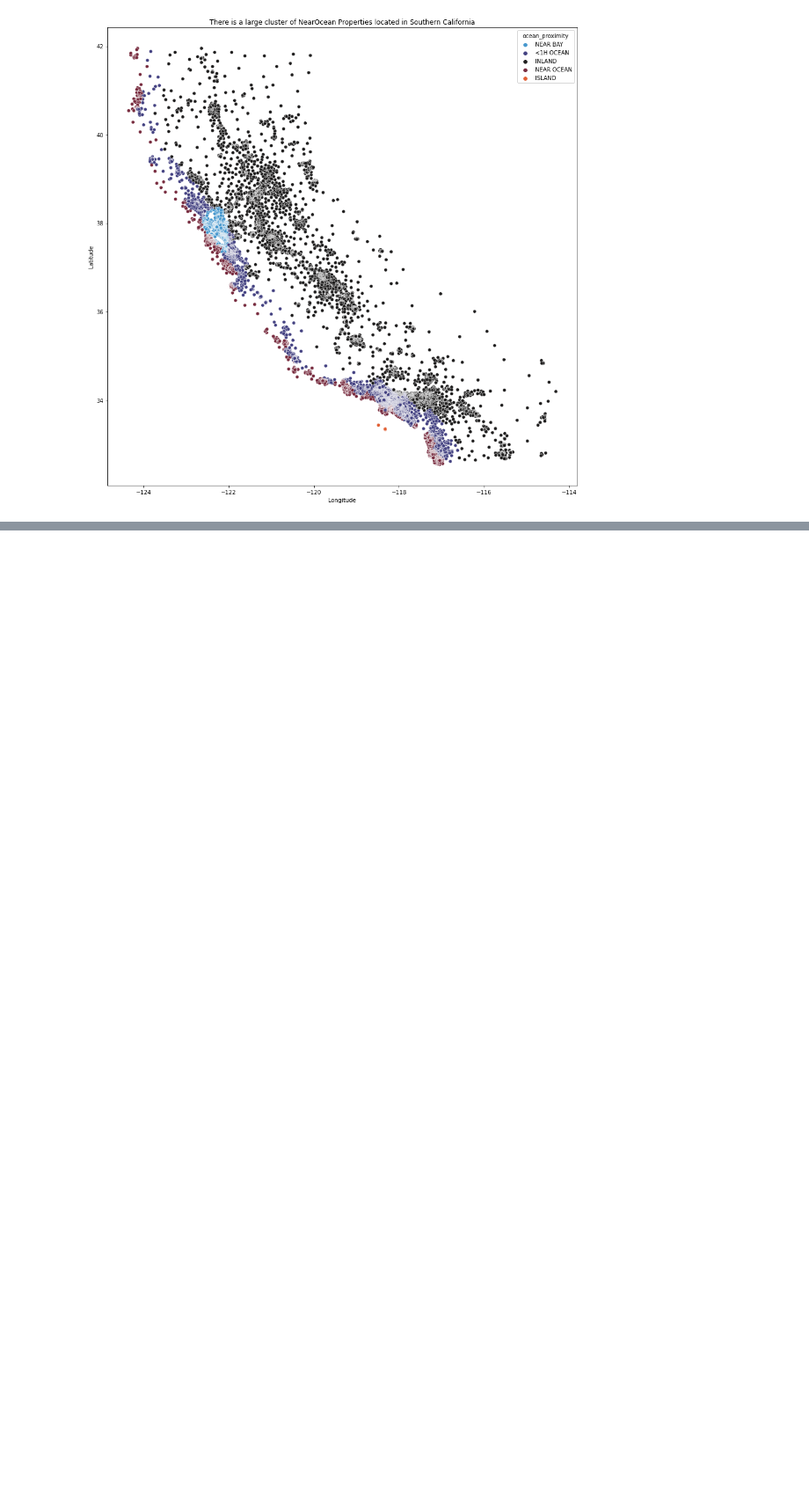
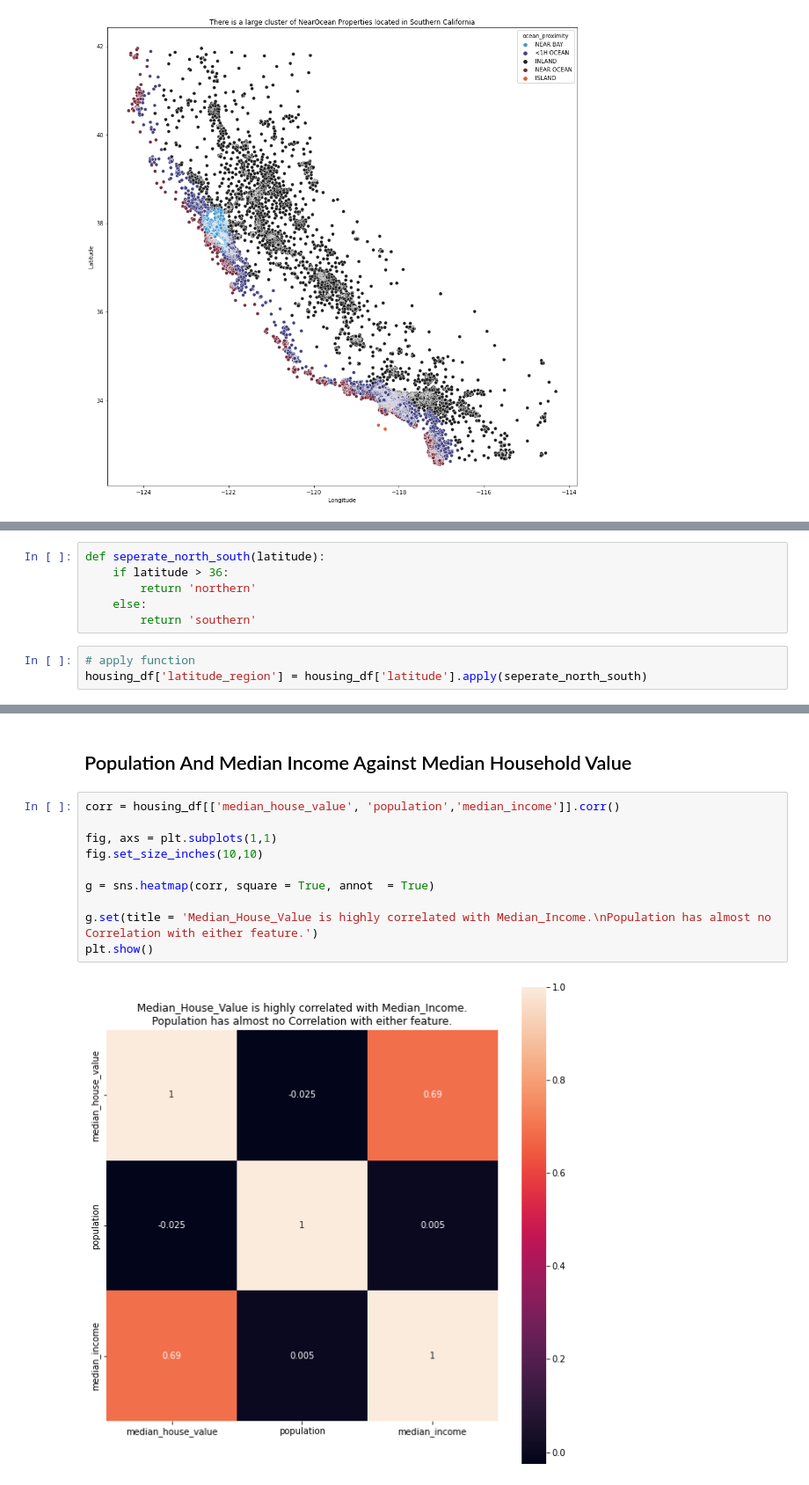
Before and after one commit to knolasco/Intro_to_ML_Course, a Jupyter notebook: Module1/California_Housing_prices.ipynb, the cells around one changed output, grey strips where cells are left out. Shown at 88% size. Cells and saved outputs as stored; diff of their text form; blank space fills up the shorter version.

```diff
--- a/Module1/California_Housing_prices.ipynb
+++ b/Module1/California_Housing_prices.ipynb
@@ -127,0 +164,9 @@ plt.show()
+# %%
+def seperate_north_south(latitude):
+    if latitude > 36:
+        return 'northern'
+    else:
+        return 'southern'
+# %%
+# apply function
+housing_df['latitude_region'] = housing_df['latitude'].apply(seperate_north_south)
@@ -127,0 +200,14 @@ plt.show()
+# %% [markdown]
+## Population And Median Income Against Median Household Value
+# %%
+corr = housing_df[['median_house_value', 'population','median_income']].corr()
+
+fig, axs = plt.subplots(1,1)
+fig.set_size_inches(10,10)
+
+g = sns.heatmap(corr, square = True, annot  = True)
+
+g.set(title = 'Median_House_Value is highly correlated with Median_Income.\nPopulation has almost no Correlation with either feature.')
+plt.show()
+# %% [output]
+[figure, added]
```
Also changed, not shown: parts of 18 cells of this notebook.
